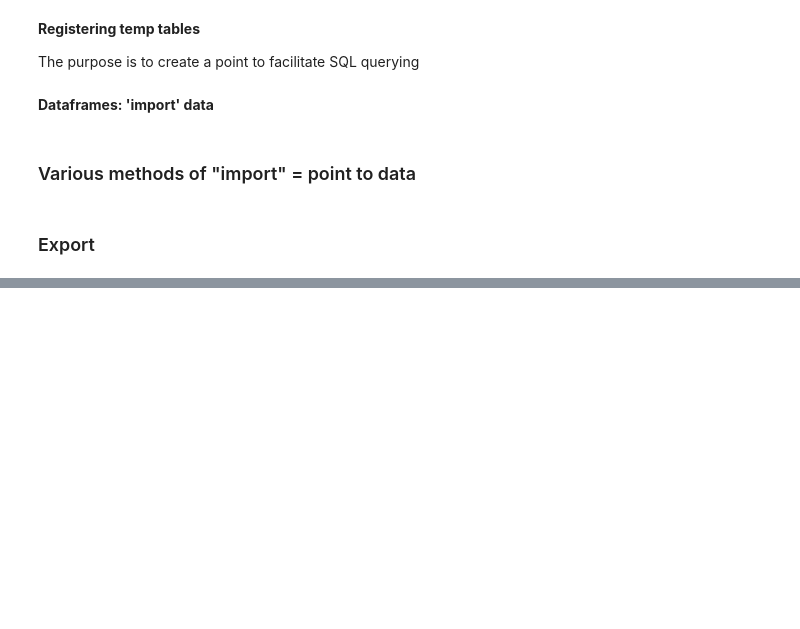
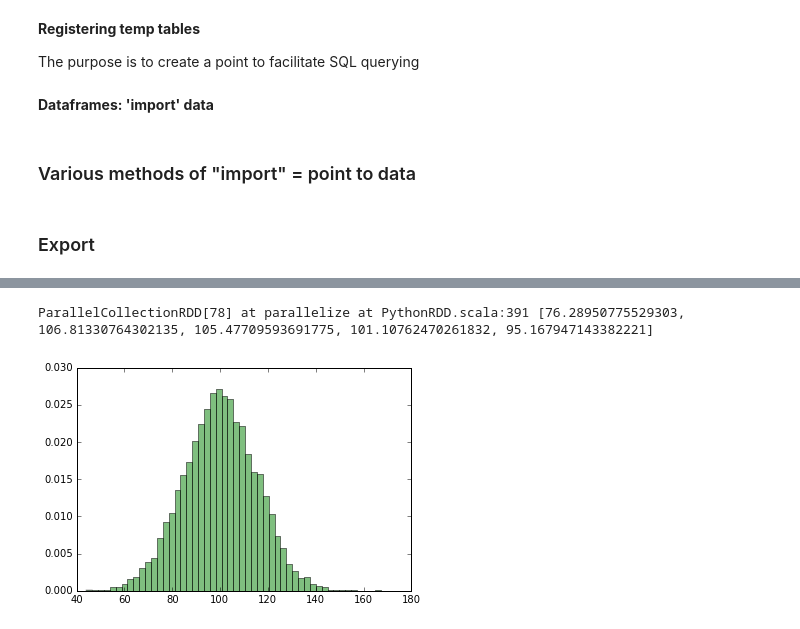
Before and after one commit to standarderror/Jupyter-Notebooks, a Jupyter notebook: PySpark syntax notes.ipynb, the cells around one changed output, grey strips where cells are left out. Cells and saved outputs as stored; diff of their text form; code cells hidden in the pictures; blank space fills up the shorter version.

```diff
--- a/PySpark syntax notes.ipynb
+++ b/PySpark syntax notes.ipynb
@@ -361,0 +374,17 @@ topTweets = hiveCtx.sql("""SELECT text, retweetCount  FROM
+# %%
+## Example 1: feeding RDD into matplotlib
+# create random data
+mu = 100  # mean of distribution
+sigma = 15  # standard deviation of distribution
+x = mu + sigma * np.random.randn(10000)
+
+# now distribute as RDD
+rdd = sc.parallelize(x)
+print rdd, rdd.take(5)
+
+# show histogram: created by collect()ing RDD to local
+num_bins = 50
+n, bins, patches = plt.hist(rdd.collect(), num_bins, normed=1, facecolor='green', alpha=0.5)
+# %% [output]
+ParallelCollectionRDD[78] at parallelize at PythonRDD.scala:391 [76.28950775529303, 106.81330764302135, 105.47709593691775, 101.10762470261832, 95.167947143382221]
+[figure, added]
```
Also changed, not shown: parts of 6 cells of this notebook.
